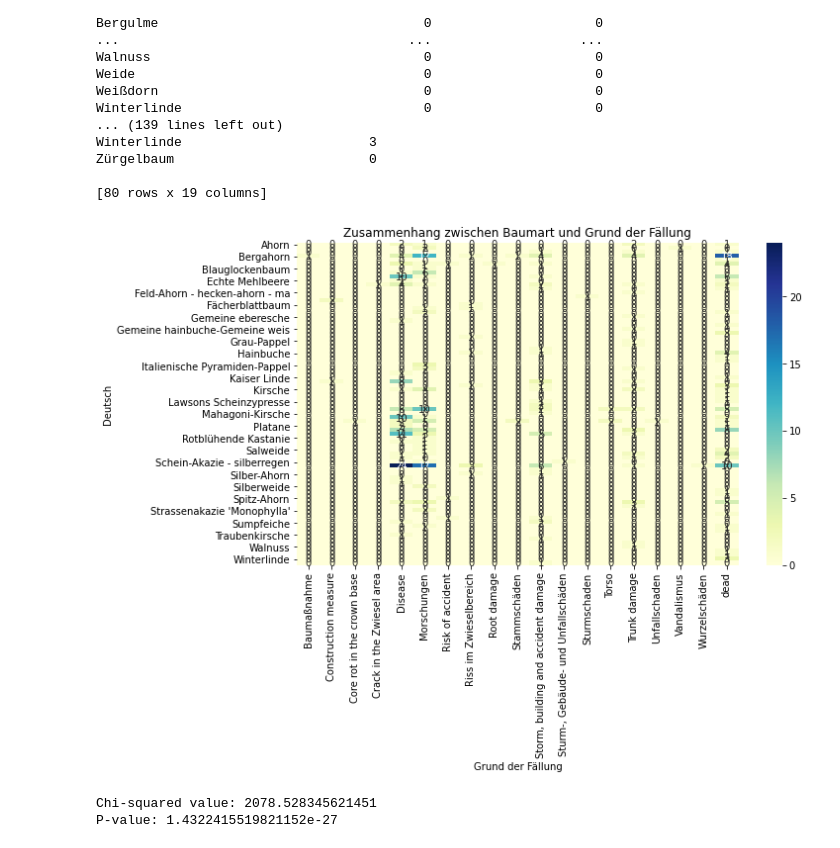
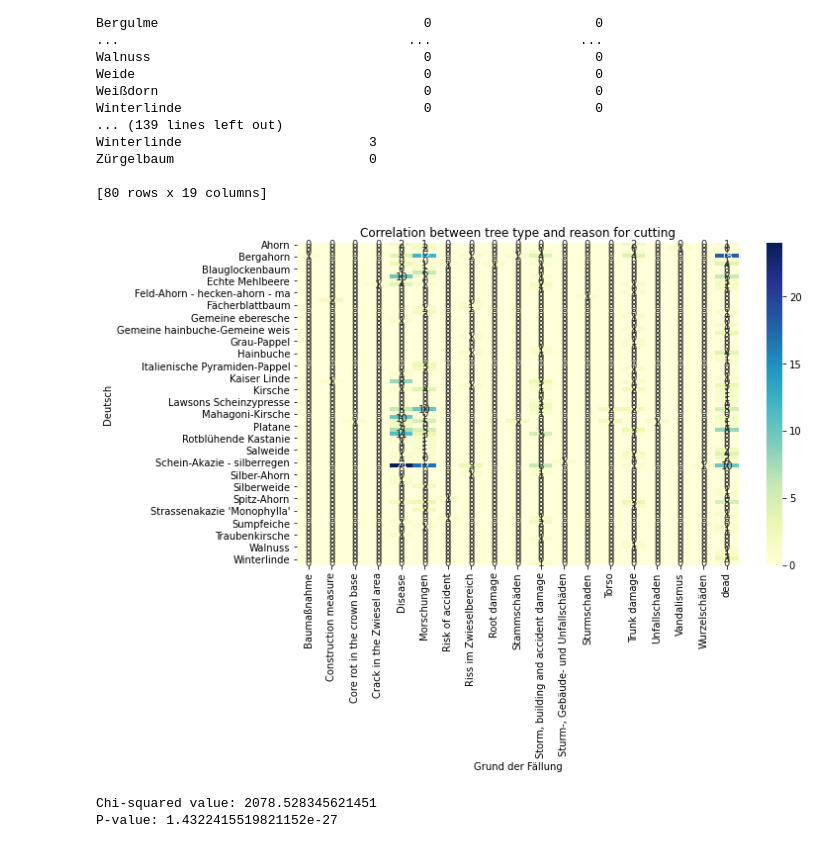
Before and after one commit to kemeni23/Urban-Tree-Management-and-Irrigation-Optimization, a Jupyter notebook: Map_tree_location.ipynb, the cells around one changed output. Drawn from its saved outputs; the diff is of its cells as text; code cells hidden in the pictures.

```diff
--- a/Map_tree_location.ipynb
+++ b/Map_tree_location.ipynb
@@ -189,14 +189,14 @@ Zürgelbaum                         0
 # %%
 import seaborn as sns
 import matplotlib.pyplot as plt
 
 # Heatmap
 plt.figure(figsize=(10, 6))
-sns.heatmap(cross_tab, cmap='YlGnBu', annot=True, fmt='d')
+sns.heatmap(cross_tab_treescut, cmap='YlGnBu', annot=True, fmt='d')
 plt.title('Correlation between tree type and reason for cutting')
 plt.show()
 # %% [output]
-[figure, old version]
+[figure, new version]
 # %%
 from scipy.stats import chi2_contingency
 
```
Also changed, not shown: parts of 1 cell of this notebook.
